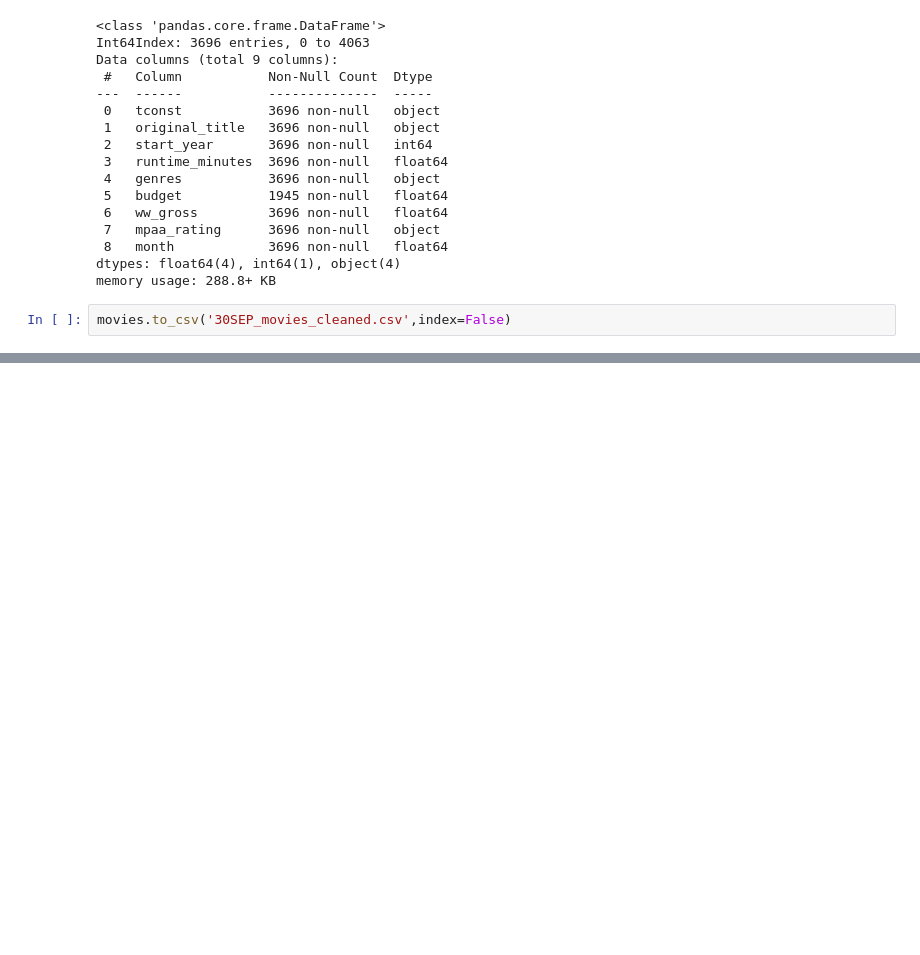
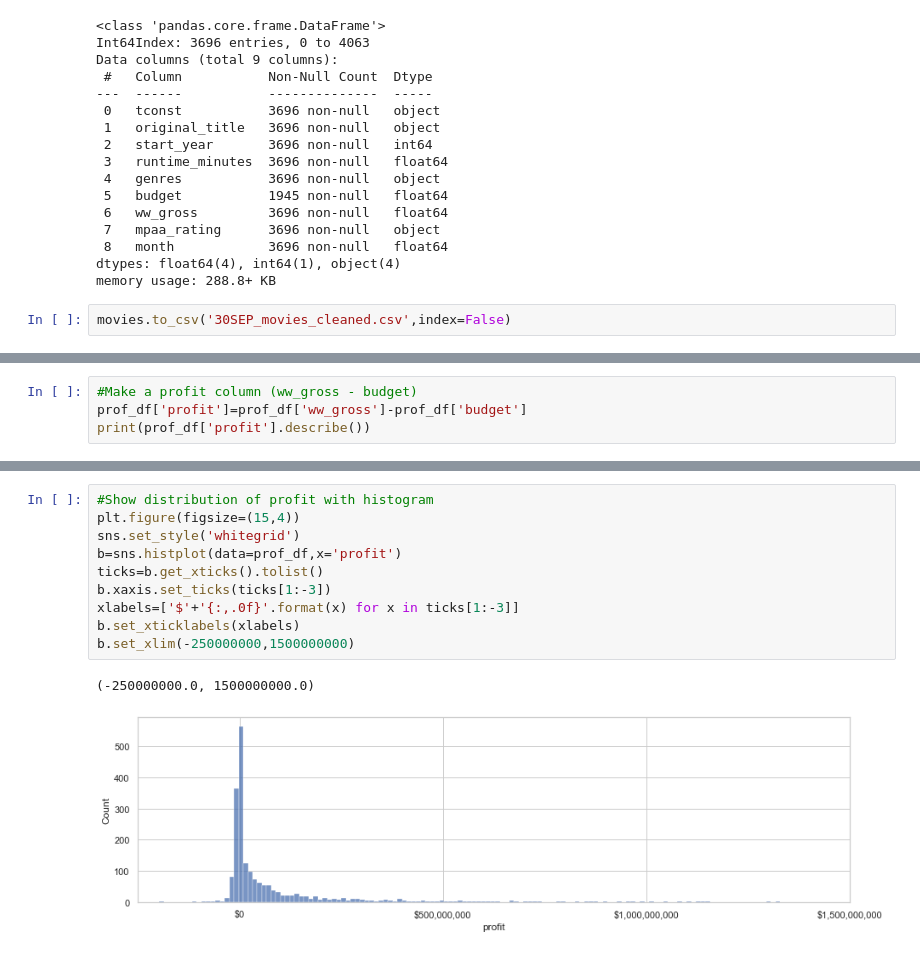
Before and after one commit to morganFitzg/dsc-phase-1-project, a Jupyter notebook: student.ipynb, the cells around one changed output, grey strips where cells are left out. Saved outputs shown, nothing was run; the diff lists cells and outputs as text; blank space fills up the shorter version.

```diff
--- a/student.ipynb
+++ b/student.ipynb
@@ -2115,0 +593,4 @@ Questions to consider:
+# %%
+#Make a profit column (ww_gross - budget)
+prof_df['profit']=prof_df['ww_gross']-prof_df['budget']
+print(prof_df['profit'].describe())
@@ -2115,0 +607,13 @@ Questions to consider:
+# %%
+#Show distribution of profit with histogram
+plt.figure(figsize=(15,4))
+sns.set_style('whitegrid')
+b=sns.histplot(data=prof_df,x='profit')
+ticks=b.get_xticks().tolist()
+b.xaxis.set_ticks(ticks[1:-3])
+xlabels=['$'+'{:,.0f}'.format(x) for x in ticks[1:-3]]
+b.set_xticklabels(xlabels)
+b.set_xlim(-250000000,1500000000)
+# %% [output]
+(-250000000.0, 1500000000.0)
+[figure, added]
```
Also changed, not shown: parts of 262 cells of this notebook, 8 other files.
